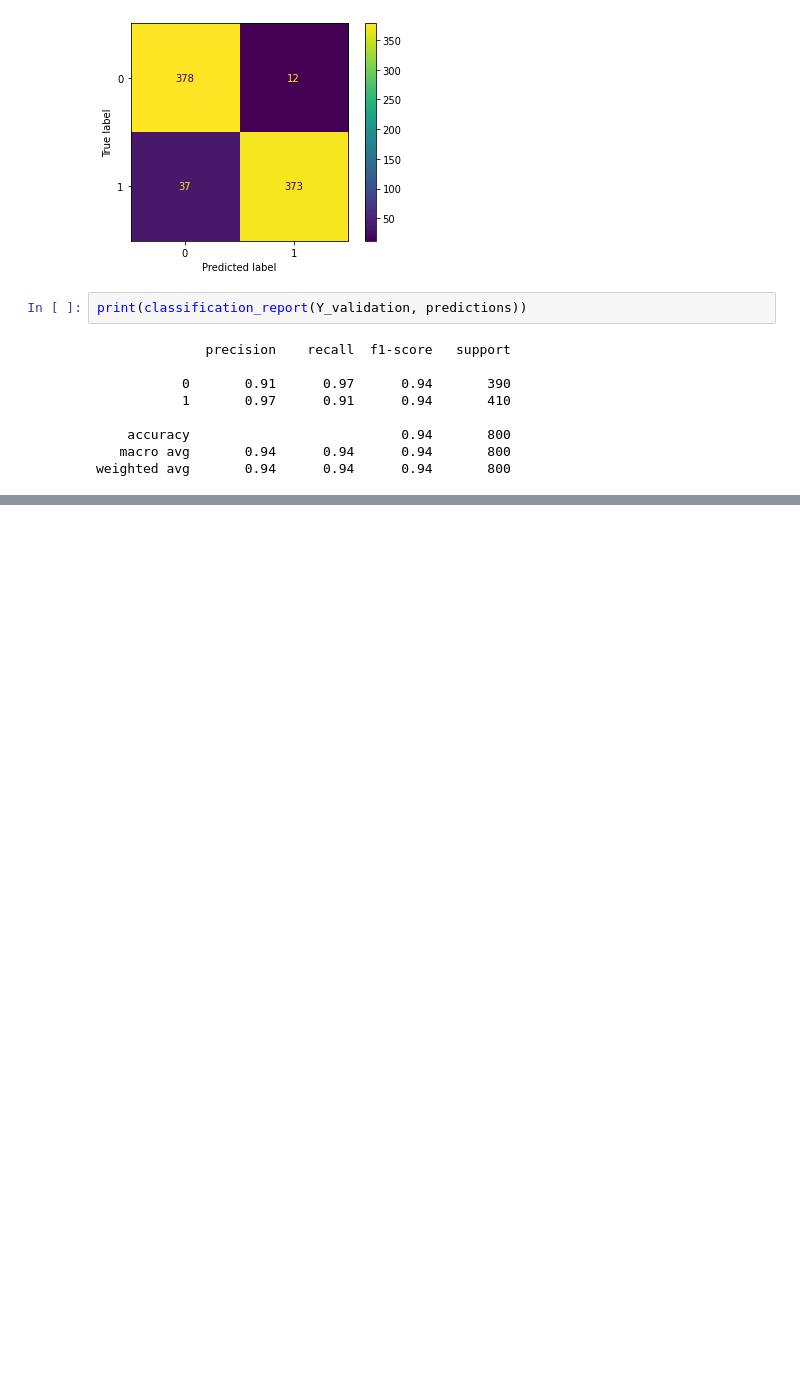
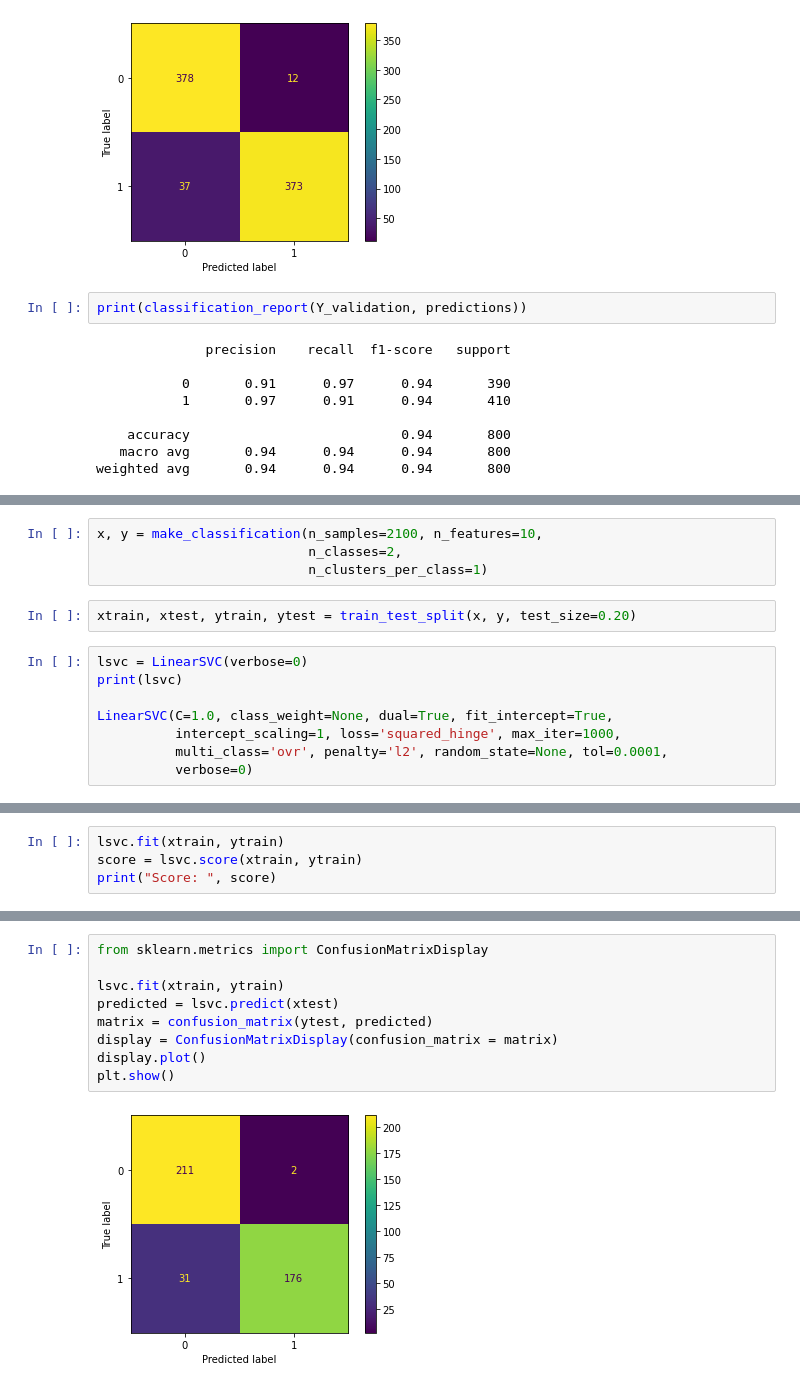
Before and after one commit to diegol99/CasoEstudio_RRHH, a Jupyter notebook: Avance_3.ipynb, the cells around one changed output, grey strips where cells are left out. Cells and saved outputs as stored; diff of their text form; blank space fills up the shorter version.

```diff
--- a/Avance_3.ipynb
+++ b/Avance_3.ipynb
@@ -863,0 +921,14 @@ weighted avg       0.94      0.94      0.94       800
+# %%
+x, y = make_classification(n_samples=2100, n_features=10,
+                           n_classes=2,
+                           n_clusters_per_class=1)
+# %%
+xtrain, xtest, ytrain, ytest = train_test_split(x, y, test_size=0.20)
+# %%
+lsvc = LinearSVC(verbose=0)
+print(lsvc)
+
+LinearSVC(C=1.0, class_weight=None, dual=True, fit_intercept=True,
+          intercept_scaling=1, loss='squared_hinge', max_iter=1000,
+          multi_class='ovr', penalty='l2', random_state=None, tol=0.0001,
+          verbose=0)
@@ -863,0 +938,4 @@ weighted avg       0.94      0.94      0.94       800
+# %%
+lsvc.fit(xtrain, ytrain)
+score = lsvc.score(xtrain, ytrain)
+print("Score: ", score)
@@ -863,0 +982,11 @@ weighted avg       0.94      0.94      0.94       800
+# %%
+from sklearn.metrics import ConfusionMatrixDisplay
+
+lsvc.fit(xtrain, ytrain)
+predicted = lsvc.predict(xtest)
+matrix = confusion_matrix(ytest, predicted)
+display = ConfusionMatrixDisplay(confusion_matrix = matrix)
+display.plot()
+plt.show()
+# %% [output]
+[figure, added]
```
Also changed, not shown: parts of 16 cells of this notebook.
